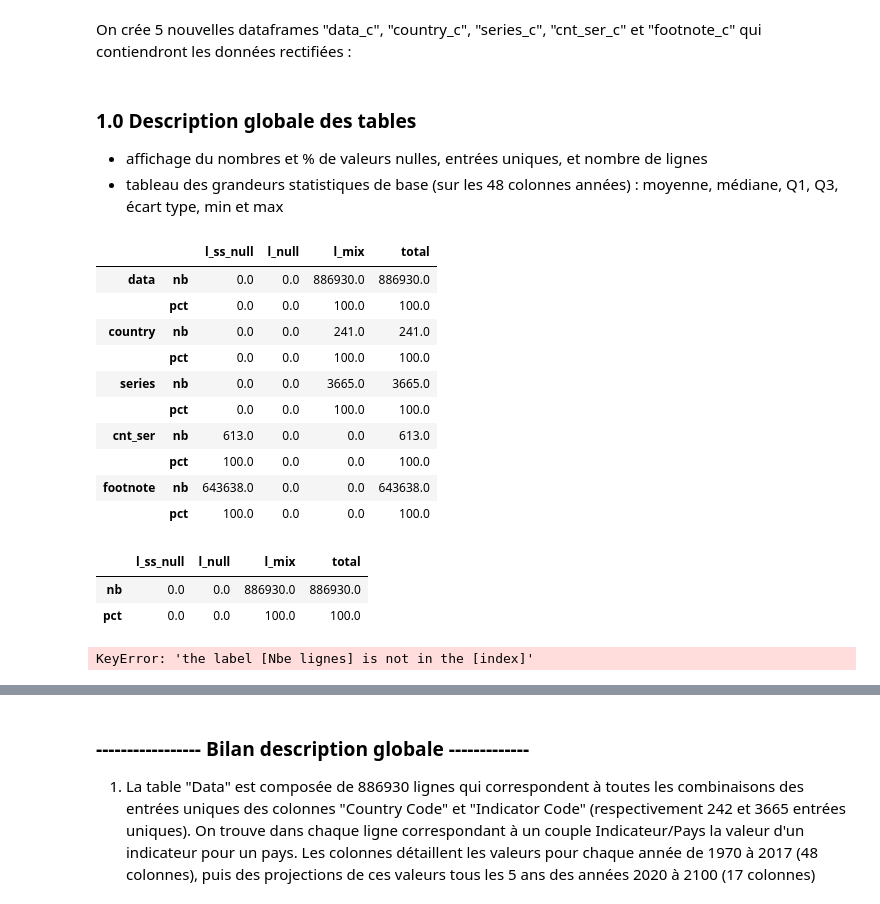
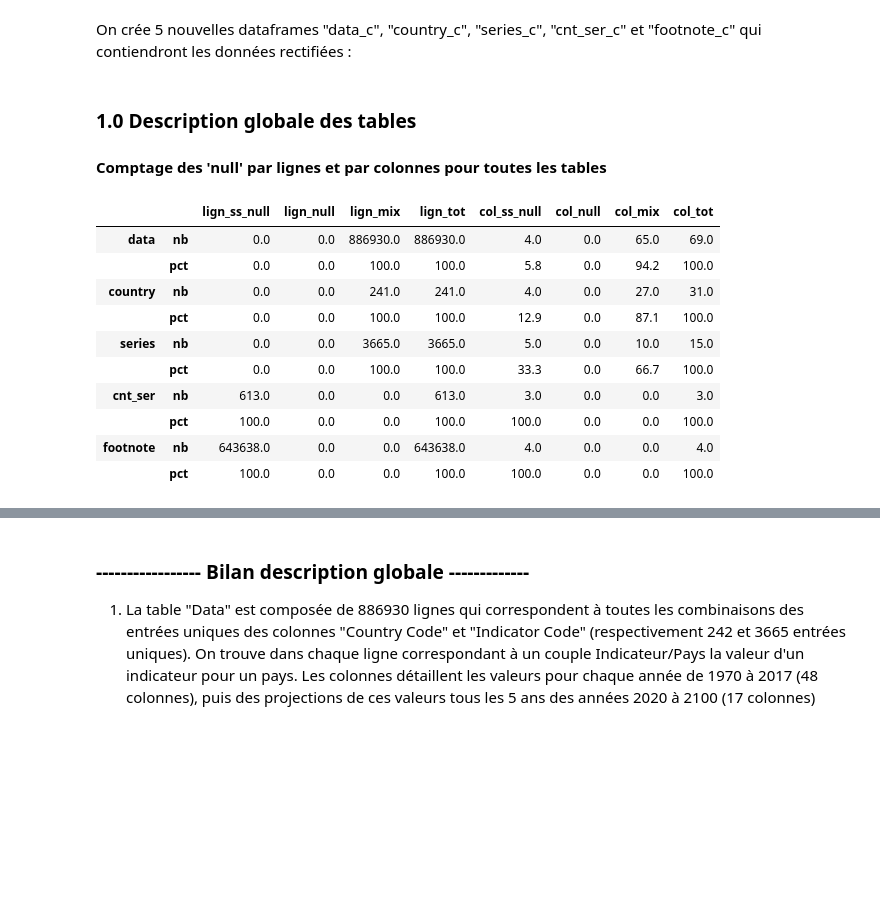
Before and after one commit to SmellyArmure/OC_DS_Project2, a Jupyter notebook: NOTEBOOK/P2-DataSystEd.ipynb, the cells around one changed output, grey strips where cells are left out. Drawn from its saved outputs; the diff is of its cells as text; code cells hidden in the pictures; blank space fills up the shorter version.

```diff
--- a/NOTEBOOK/P2-DataSystEd.ipynb
+++ b/NOTEBOOK/P2-DataSystEd.ipynb
@@ -131,40 +144,25 @@ country_c = country
 series_c = series
 cnt_ser_c = cnt_ser
 footnote_c = footnote
-# %% [markdown]
-### 1.0 Description globale des tables
-- affichage du nombres et % de valeurs nulles, entrées uniques, et nombre de lignes
-- tableau des grandeurs statistiques de base (sur les 48 colonnes années) : moyenne, médiane, Q1, Q3, écart type, min et max
+# %% [markdown]
+### 1.0 Description globale des tables
+#### Comptage des 'null' par lignes et par colonnes pour toutes les  tables
 # %%
-## COMPTAGE DES 'NULL' par LIGNES
-df_t = pd.concat([infos_lign(data), infos_lign(country), infos_lign(series),\
-                  infos_lign(cnt_ser), infos_lign(footnote)],\
+## COMPTAGE DES 'NULL' par LIGNES et par COLONNES (toutes les tables)
+infos_t = pd.concat([infos(data), infos(country), infos(series),\
+                  infos(cnt_ser), infos(footnote)], axis = 0,\
                  keys=['data', 'country', 'series', 'cnt_ser', 'footnote'])
-df_t
+pd.options.display.float_format = '{:.1f}'.format
+infos_t
 # %% [output]
-|  |  | l_ss_null | l_null | l_mix | total |
-| data | nb | 0.0 | 0.0 | 886930.0 | 886930.0 |
-|  | pct | 0.0 | 0.0 | 100.0 | 100.0 |
-| country | nb | 0.0 | 0.0 | 241.0 | 241.0 |
-|  | pct | 0.0 | 0.0 | 100.0 | 100.0 |
-| series | nb | 0.0 | 0.0 | 3665.0 | 3665.0 |
-|  | pct | 0.0 | 0.0 | 100.0 | 100.0 |
-| cnt_ser | nb | 613.0 | 0.0 | 0.0 | 613.0 |
-|  | pct | 100.0 | 0.0 | 0.0 | 100.0 |
-| footnote | nb | 643638.0 | 0.0 | 0.0 | 643638.0 |
-|  | pct | 100.0 | 0.0 | 0.0 | 100.0 |
+|  |  | lign_ss_null | lign_null | lign_mix | lign_tot | col_ss_null | col_null | col_mix | col_tot |
+| data | nb | 0.0 | 0.0 | 886930.0 | 886930.0 | 4.0 | 0.0 | 65.0 | 69.0 |
+|  | pct | 0.0 | 0.0 | 100.0 | 100.0 | 5.8 | 0.0 | 94.2 | 100.0 |
+| country | nb | 0.0 | 0.0 | 241.0 | 241.0 | 4.0 | 0.0 | 27.0 | 31.0 |
+|  | pct | 0.0 | 0.0 | 100.0 | 100.0 | 12.9 | 0.0 | 87.1 | 100.0 |
+| series | nb | 0.0 | 0.0 | 3665.0 | 3665.0 | 5.0 | 0.0 | 10.0 | 15.0 |
+|  | pct | 0.0 | 0.0 | 100.0 | 100.0 | 33.3 | 0.0 | 66.7 | 100.0 |
+| cnt_ser | nb | 613.0 | 0.0 | 0.0 | 613.0 | 3.0 | 0.0 | 0.0 | 3.0 |
+|  | pct | 100.0 | 0.0 | 0.0 | 100.0 | 100.0 | 0.0 | 0.0 | 100.0 |
+| footnote | nb | 643638.0 | 0.0 | 0.0 | 643638.0 | 4.0 | 0.0 | 0.0 | 4.0 |
+|  | pct | 100.0 | 0.0 | 0.0 | 100.0 | 100.0 | 0.0 | 0.0 | 100.0 |
-# %%
-###############
-#     Data    #
-###############
-inf_col_data = infos_col(data)
-# %% [output]
-|  | l_ss_null | l_null | l_mix | total |
-| nb | 0.0 | 0.0 | 886930.0 | 886930.0 |
-| pct | 0.0 | 0.0 | 100.0 | 100.0 |
-# %%
-inf_data = inf_col_data.append(data.describe(include='all')) # 'all' pour forcer l'affichage de pls types
-print("% total de valeurs nulles ('Data') : {}".format(inf_li_data.total.loc["nb"]))
-inf_data
-# %% [output]
-KeyError: 'the label [Nbe lignes] is not in the [index]'
```
Also changed, not shown: parts of 53 cells of this notebook.
